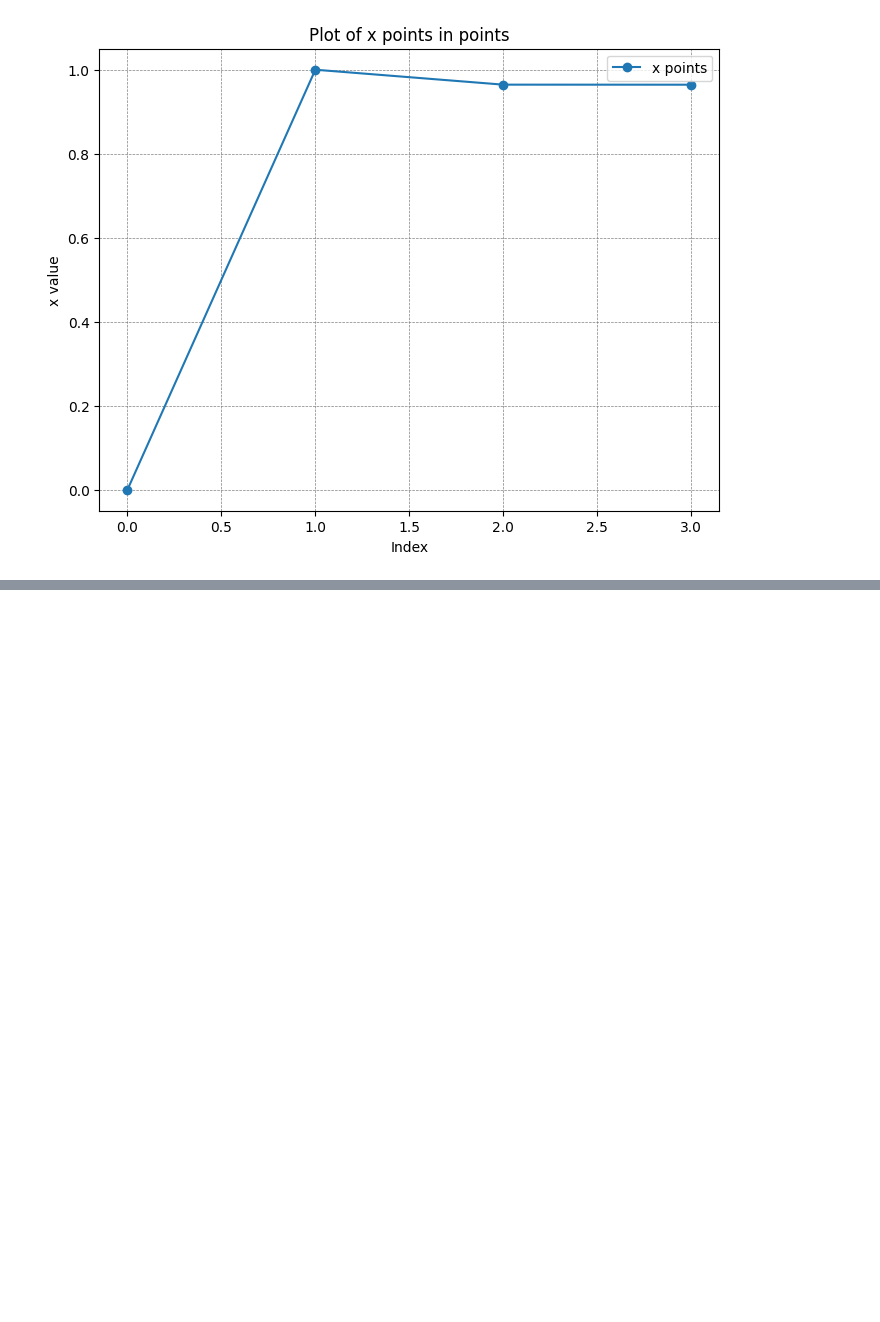
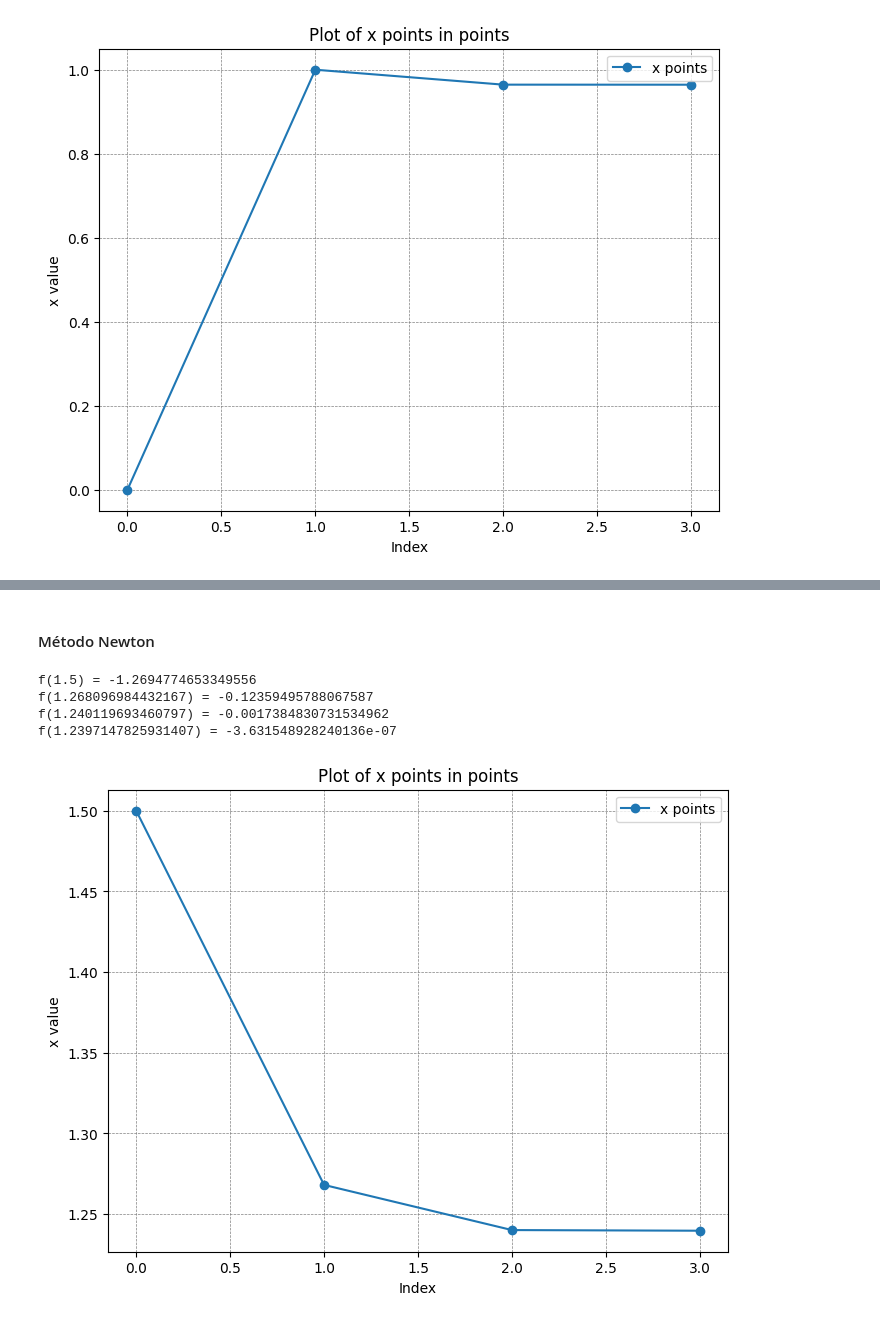
Before and after one commit to KennethJYS/M-todo-de-Newton-y-Secante, a Jupyter notebook: Ejercicios.ipynb, the cells around one changed output, grey strips where cells are left out. Drawn from its saved outputs; the diff is of its cells as text; code cells hidden in the pictures; blank space fills up the shorter version.

```diff
--- a/Ejercicios.ipynb
+++ b/Ejercicios.ipynb
@@ -236,0 +332,25 @@ plt.show()
+# %% [markdown]
+#### Método Newton
+# %%
+x0 = 1.5  #Podemos poner cualquier valor entre 1 y 2
+points = []
+fder=lambda x, *args: 2-3*np.sin(x)-np.exp(x)
+x_r = optimize.newton(f, x0,fprime=fder, args=(points, True),tol=0.00001, maxiter=100)
+# %% [output]
+f(1.5) = -1.2694774653349556
+f(1.268096984432167) = -0.12359495788067587
+f(1.240119693460797) = -0.0017384830731534962
+f(1.2397147825931407) = -3.631548928240136e-07
+# %%
+x_points = [point[0] for point in points]
+
+plt.figure(figsize=(8, 6))
+plt.plot(x_points, "o-", label="x points")
+plt.grid(color="gray", linestyle="--", linewidth=0.5)
+plt.title("Plot of x points in points")
+plt.xlabel("Index")
+plt.ylabel("x value")
+plt.legend()
+plt.show()
+# %% [output]
+[figure, added]
```
Also changed, not shown: parts of 55 cells of this notebook.
